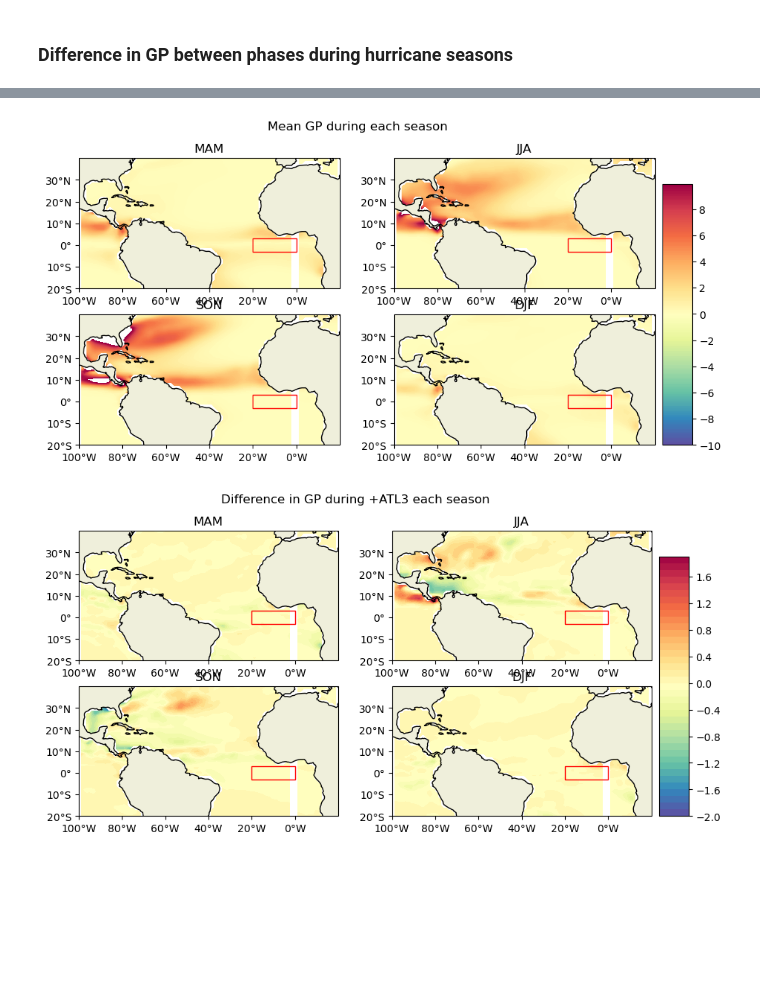
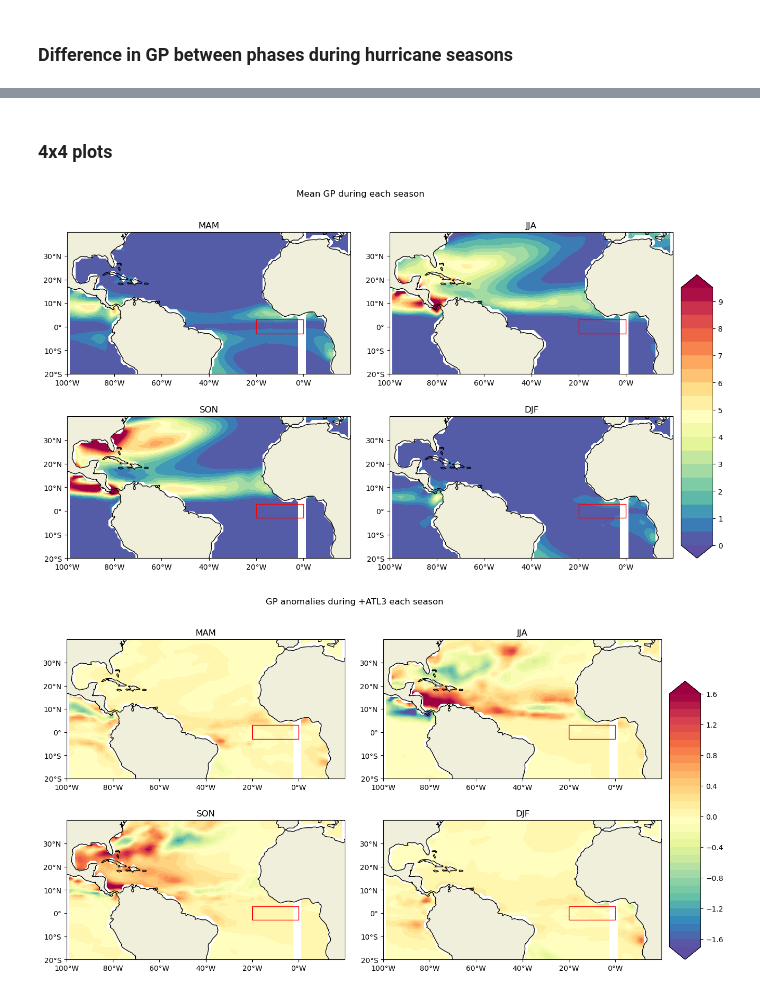
Before and after one commit to allan3prez/ATLN_HG, a Jupyter notebook: AN_GP_analysis.ipynb, the cells around one changed output, grey strips where cells are left out. Drawn from its saved outputs; the diff is of its cells as text; code cells hidden in the pictures; blank space fills up the shorter version.

```diff
--- a/AN_GP_analysis.ipynb
+++ b/AN_GP_analysis.ipynb
@@ -14,7 +14,7 @@ import matplotlib.patches as mpatches
 # %% [markdown]
 ## Useful definitions
 # %%
-def AN_map(ds_to_plt, bounds, name):
+def AN_map(ds_to_plt, bounds, name, color='bwr_r', lev=100):
     fig, ax = plt.subplots(1, 1, figsize=(10,5),
                            subplot_kw={'projection': ccrs.PlateCarree()})
     fig.subplots_adjust(hspace=0, wspace=0, top=0.925, left=0.1)
@@ -44,7 +44,7 @@ def AN_map(ds_to_plt, bounds, name):
                               0.04, posn.height])
 
     ax.set_extent(bounds, ccrs.PlateCarree())
-    sst_contour = ax.contourf(clon, clat, cdat, levels=20, transform=ccrs.PlateCarree(), cmap='YlOrBr')
+    sst_contour = ax.contourf(clon, clat, cdat, levels=lev, transform=ccrs.PlateCarree(), cmap=color, extend='both')
     fig.canvas.mpl_connect('resize_event', resize_colobar)
     ax.coastlines()
     plt.colorbar(sst_contour, cax=cbar_ax)
@@ -54,6 +54,7 @@ def AN_map(ds_to_plt, bounds, name):
                                 facecolor='none', edgecolor='red',
                                 transform=ccrs.PlateCarree())
                 )
+    plt.savefig(name, dpi=300)
     plt.show()
 
 
@@ -156,7 +157,7 @@ def cyclic_dataarray(da, coord='longitude'):
     return new_da
 
 
-def comp_map(ds_to_plt, bounds, name):
+def comp_map(ds_to_plt, bounds, name, lev=np.arange(-1,1,0.1)):
     fig, ax = plt.subplots(1, 1, figsize=(10,5),
                            subplot_kw={'projection': ccrs.PlateCarree()})
     fig.subplots_adjust(hspace=0, wspace=0, top=0.925, left=0.1)
@@ -186,8 +187,8 @@ def comp_map(ds_to_plt, bounds, name):
                               0.04, posn.height])
 
     ax.set_extent(bounds, ccrs.PlateCarree())
-    sst_contour = ax.contourf(clon, clat, cdat, levels=np.arange(-1, 1, 0.1),
-                              transform=ccrs.PlateCarree(), cmap='Spectral_r')
+    sst_contour = ax.contourf(clon, clat, cdat, levels=lev,
+                              transform=ccrs.PlateCarree(), cmap='Spectral_r', extend='both')
     fig.canvas.mpl_connect('resize_event', resize_colobar)
     ax.coastlines()
     plt.colorbar(sst_contour, cax=cbar_ax)
@@ -197,13 +198,14 @@ def comp_map(ds_to_plt, bounds, name):
                                 facecolor='none', edgecolor='red',
                                 transform=ccrs.PlateCarree())
                 )
+    plt.savefig(name, dpi=300)
     plt.show()
 
 
-def multi_map(ds1, ds2, ds3, ds4, bounds, name, lev=np.arange(-2,2,0.1)):
-    fig, axs = plt.subplots(2, 2, figsize=(10,5),
+def multi_map(ds1, ds2, ds3, ds4, bounds, name, lev=np.arange(-1,1,0.1)):
+    fig, axs = plt.subplots(2, 2, figsize=(15,8),
                            subplot_kw={'projection': ccrs.PlateCarree()})
-    # fig.subplots_adjust(hspace=1, wspace=1, top=1, left=1)
+    fig.subplots_adjust(hspace=0.3, wspace=0.1)
     cbar_ax = fig.add_axes([0, 0, 0.1, 0.1])
     cdat1, clon = cutil.add_cyclic_point(ds1, coord=ds1.longitude)
     clat = ds1.latitude
@@ -237,10 +239,10 @@ def multi_map(ds1, ds2, ds3, ds4, bounds, name, lev=np.arange(-2,2,0.1)):
                               0.04, 2 * upper.height])
 
 
-    sst_contour = axs[0, 0].contourf(clon, clat, cdat1, levels=lev, transform=ccrs.PlateCarree(), cmap='Spectral_r')
-    axs[1, 0].contourf(clon, clat, cdat2, levels=lev, transform=ccrs.PlateCarree(), cmap='Spectral_r')
-    axs[0, 1].contourf(clon, clat, cdat3, levels=lev, transform=ccrs.PlateCarree(), cmap='Spectral_r')
-    axs[1, 1].contourf(clon, clat, cdat4, levels=lev, transform=ccrs.PlateCarree(), cmap='Spectral_r')
+    sst_contour = axs[0, 0].contourf(clon, clat, cdat1, levels=lev, transform=ccrs.PlateCarree(), cmap='Spectral_r', extend='both')
+    axs[1, 0].contourf(clon, clat, cdat2, levels=lev, transform=ccrs.PlateCarree(), cmap='Spectral_r', extend='both')
+    axs[0, 1].contourf(clon, clat, cdat3, levels=lev, transform=ccrs.PlateCarree(), cmap='Spectral_r', extend='both')
+    axs[1, 1].contourf(clon, clat, cdat4, levels=lev, transform=ccrs.PlateCarree(), cmap='Spectral_r', extend='both')
     axs[0, 0].set_title('MAM')
     axs[0, 1].set_title('JJA')
     axs[1, 0].set_title('SON')
@@ -256,6 +258,7 @@ def multi_map(ds1, ds2, ds3, ds4, bounds, name, lev=np.arange(-2,2,0.1)):
                                 facecolor='none', edgecolor='red',
                                 transform=ccrs.PlateCarree())
                 )
+    plt.savefig(name, dpi=300)
     # fig.show()
 # %% [markdown]
 ## Data Import
@@ -461,8 +493,10 @@ GP_m_DJF = GP_s_mean.sel(season='DJF')
+# %% [markdown]
+### 4x4 plots
 # %%
 multi_map(GP_m_MAM,
           GP_m_JJA,
           GP_m_SON,
-          GP_m_DJF, box, "Mean GP during each season", lev=np.arange(-10, 10, 0.1))
+          GP_m_DJF, box, "Mean GP during each season", lev=np.arange(0, 10, 0.5))
 # %% [output]
-[figure, old version]
+[figure, new version]
 # %%
@@ -474,9 +508,9 @@ ANo_diff_DJF = GP_m_DJF - ANo_DJF
 multi_map(ANo_diff_MAM,
           ANo_diff_JJA,
           ANo_diff_SON,
-          ANo_diff_DJF, box, "Difference in GP during +ATL3 each season")
+          ANo_diff_DJF, box, "GP anomalies during +ATL3 each season", lev=np.arange(-1.7, 1.7, 0.1))
 # %% [output]
-[figure, old version]
+[figure, new version]
 # %%
 ANa_MAM = GP_s_ANa.sel(season='MAM')
 ANa_JJA = GP_s_ANa.sel(season='JJA')
```
Also changed, not shown: parts of 20 cells of this notebook, 2 other files.
